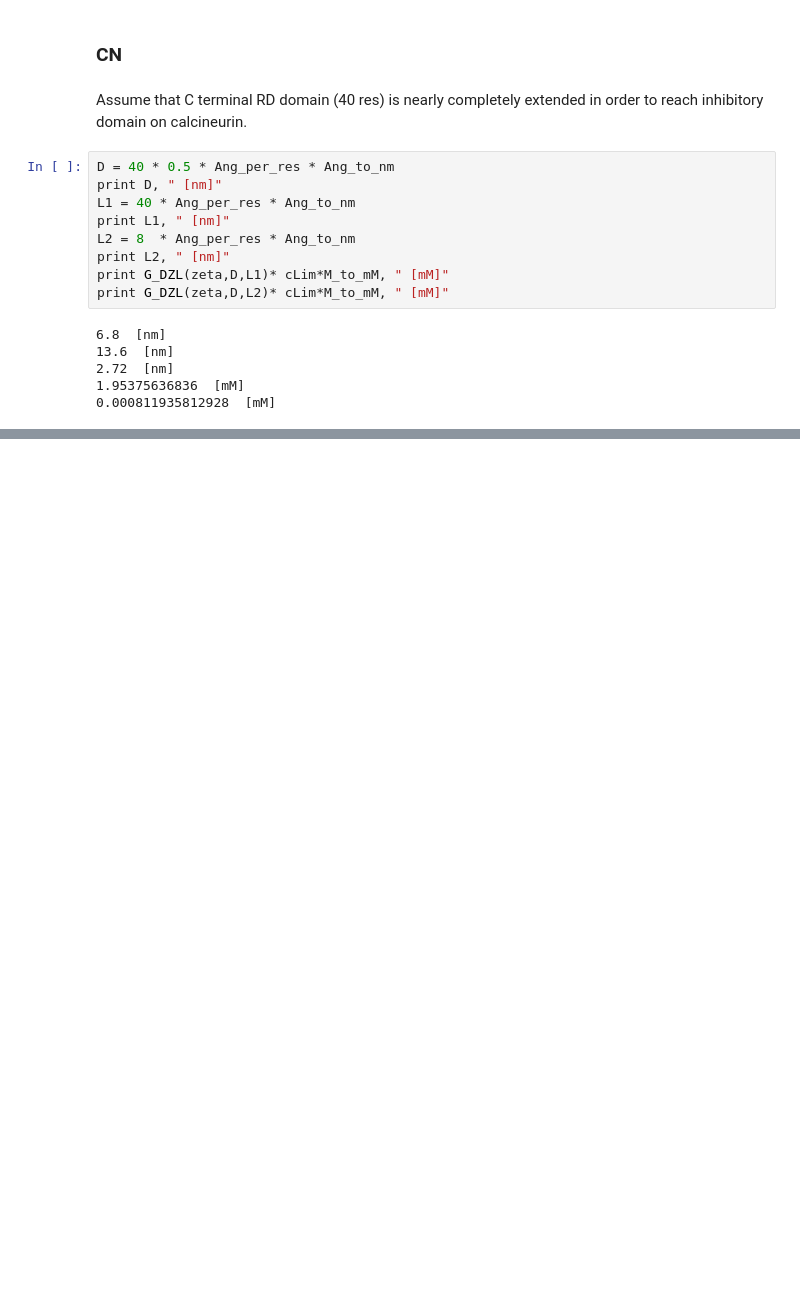
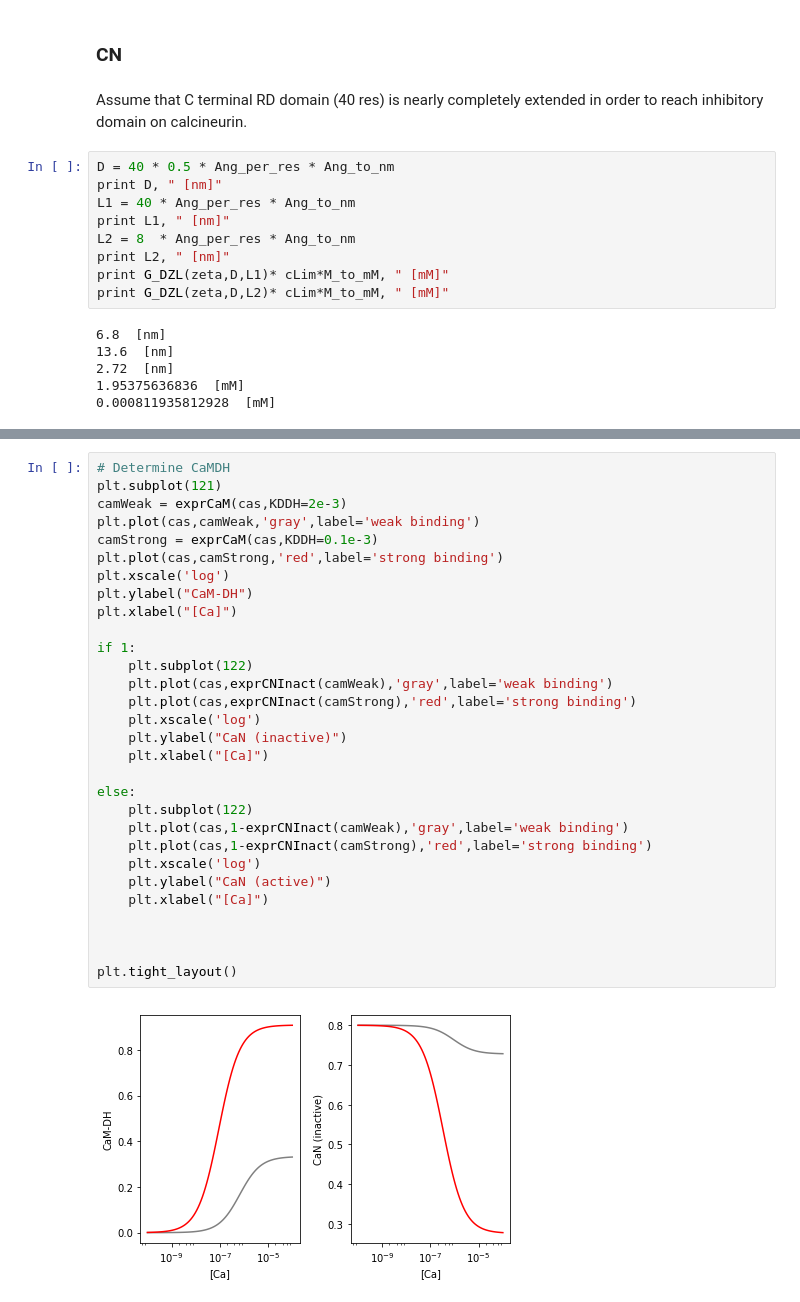
Before and after one commit to huskeypm/preliminary_data, a Jupyter notebook: R01/R01_CN_simdata.ipynb, the cells around one changed output, grey strips where cells are left out. Saved outputs shown, nothing was run; the diff lists cells and outputs as text; blank space fills up the shorter version.

```diff
--- a/R01/R01_CN_simdata.ipynb
+++ b/R01/R01_CN_simdata.ipynb
@@ -161,0 +205,32 @@ plt.gcf().savefig("CN_AID_tether.png")
+# %%
+# Determine CaMDH
+plt.subplot(121)
+camWeak = exprCaM(cas,KDDH=2e-3)
+plt.plot(cas,camWeak,'gray',label='weak binding')
+camStrong = exprCaM(cas,KDDH=0.1e-3)
+plt.plot(cas,camStrong,'red',label='strong binding')
+plt.xscale('log')
+plt.ylabel("CaM-DH")
+plt.xlabel("[Ca]")
+
+if 1:
+    plt.subplot(122)
+    plt.plot(cas,exprCNInact(camWeak),'gray',label='weak binding')
+    plt.plot(cas,exprCNInact(camStrong),'red',label='strong binding')
+    plt.xscale('log')
+    plt.ylabel("CaN (inactive)")
+    plt.xlabel("[Ca]")
+
+else:
+    plt.subplot(122)
+    plt.plot(cas,1-exprCNInact(camWeak),'gray',label='weak binding')
+    plt.plot(cas,1-exprCNInact(camStrong),'red',label='strong binding')
+    plt.xscale('log')
+    plt.ylabel("CaN (active)")
+    plt.xlabel("[Ca]")
+
+
+
+plt.tight_layout()
+# %% [output]
+[figure, added]
```
Also changed, not shown: parts of 9 cells of this notebook, 1 other file.
